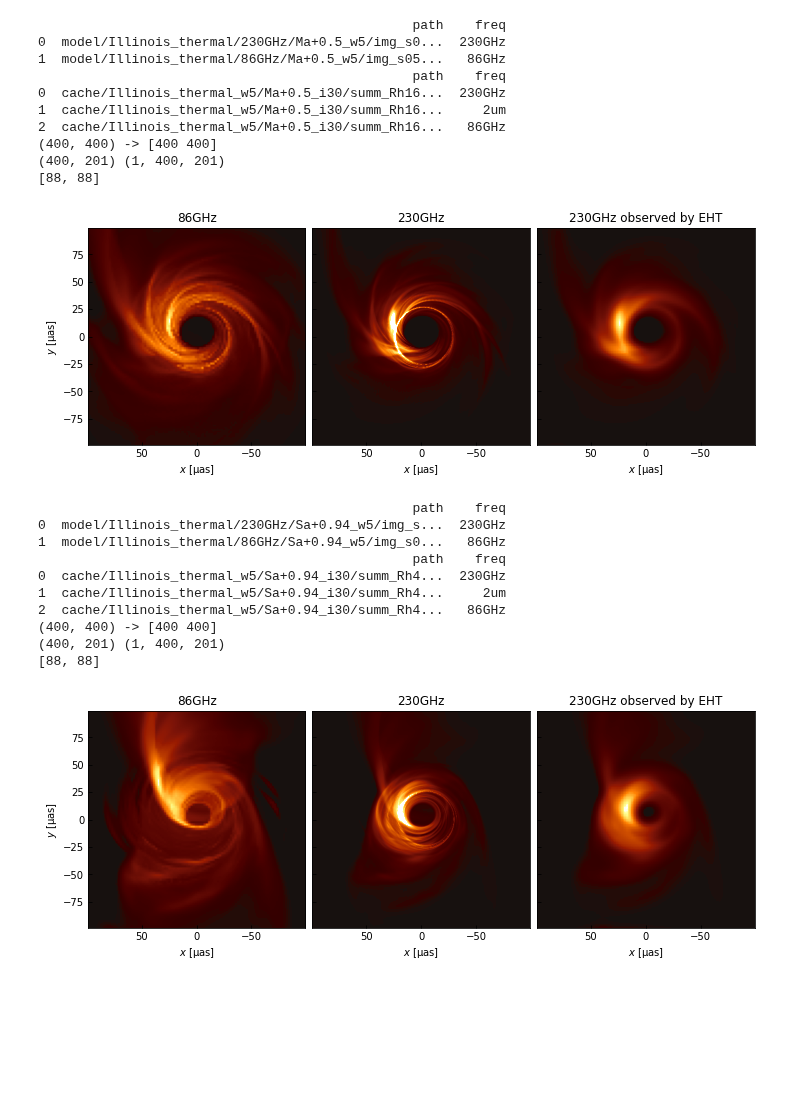
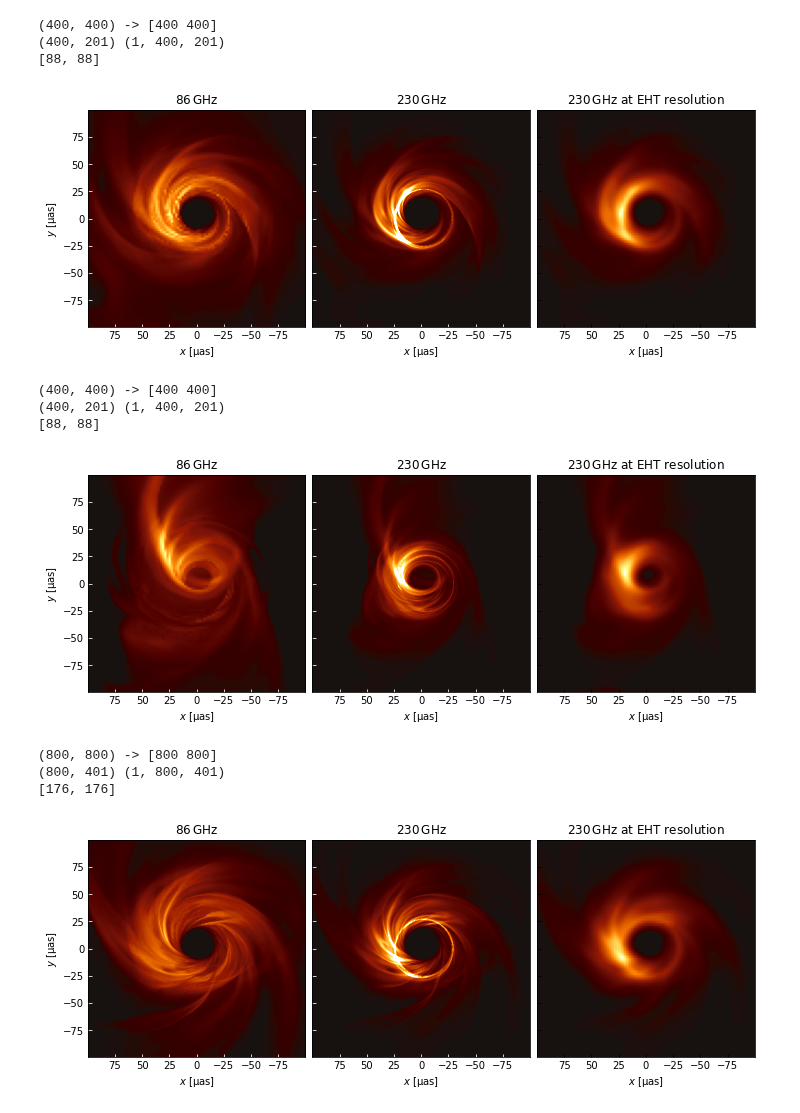
Before and after one commit to eventhorizontelescope/2017_sgra_paper5, a Jupyter notebook: output_bestbet_imgs.ipynb, the cells around one changed output. Cells and saved outputs as stored; diff of their text form; code cells hidden in the pictures; blank space fills up the shorter version.

```diff
--- a/output_bestbet_imgs.ipynb
+++ b/output_bestbet_imgs.ipynb
@@ -72,77 +72,74 @@ def readimg(f):
 
     return dalt.Image(data, meta=meta)
 
-def mkplot(fmt_mov, fmt_summ, out, eht_f=1e10):
+def mkplot(fmt_mov, out, eht_f=1e10):
 
     pf_mov  = hm.ParaFrame(fmt_mov)
-    pf_summ = hm.ParaFrame(fmt_summ)
-    print(pf_mov)
-    print(pf_summ)
+    #pf_summ = hm.ParaFrame(fmt_summ)
+    #print(pf_mov)
+    #print(pf_summ)
 
     mov_86GHz  = io.load_mov(pf_mov(freq='86GHz' ).path)
     mov_230GHz = io.load_mov(pf_mov(freq='230GHz').path)
     mov_230GHz_eht = compress(mov_230GHz, eht_f=9e9)
 
-    df_86GHz   = pd.read_csv(pf_summ(freq='86GHz' ).path.iloc[0], sep='\t')
-    df_230GHz  = pd.read_csv(pf_summ(freq='230GHz').path.iloc[0], sep='\t')
+    #df_86GHz   = pd.read_csv(pf_summ(freq='86GHz' ).path.iloc[0], sep='\t')
+    #df_230GHz  = pd.read_csv(pf_summ(freq='230GHz').path.iloc[0], sep='\t')
 
     fig, axes = plt.subplots(1,3, figsize=(12,4), sharey=True)
     plt.subplots_adjust(wspace=0.02)
 
     viz.show(mov_86GHz,  s=-1, ax=axes[0], cmap=cmap, vmin=0, vmax=np.max(mov_86GHz.value))
-    axes[0].set_xlim( 99,-99)
-    axes[0].set_ylim(-99, 99)
-    axes[0].set_title('86GHz')
-    axes[0].tick_params(direction='in')
+    axes[0].set_xlim( 99.9,-99.9)
+    axes[0].set_ylim(-99.9, 99.9)
+    axes[0].set_title(r'$86\,\mathrm{GHz}$')
+    axes[0].set_xticks(range(75,-99,-25))
+    axes[0].tick_params(direction='in', color='w')
 
     viz.show(mov_230GHz, s=-1, ax=axes[1], cmap=cmap, vmin=0, vmax=np.max(mov_230GHz_eht.value))
-    axes[1].set_xlim( 99,-99)
-    axes[1].set_ylim(-99, 99)
+    axes[1].set_xlim( 99.9,-99.9)
+    axes[1].set_ylim(-99.9, 99.9)
     axes[1].set_ylabel(None)
-    axes[1].set_title('230GHz')
-    axes[1].tick_params(direction='in')
+    axes[1].set_title(r'$230\,\mathrm{GHz}$')
+    axes[1].set_xticks(range(75,-99,-25))
+    axes[1].tick_params(direction='in', color='w')
 
     viz.show(mov_230GHz_eht, s=-1, ax=axes[2], cmap=cmap, vmin=0, vmax=np.max(mov_230GHz_eht.value))
-    axes[2].set_xlim( 99,-99)
-    axes[2].set_ylim(-99, 99)
+    axes[2].set_xlim( 99.9,-99.9)
+    axes[2].set_ylim(-99.9, 99.9)
     axes[2].set_ylabel(None)
-    axes[2].set_title('230GHz observed by EHT')
+    axes[2].set_title(r'$230\,\mathrm{GHz}$ at EHT resolution')
+    axes[2].set_xticks(range(75,-99,-25), color='w')
     axes[2].tick_params(direction='in')
 
     fig.savefig(out, bbox_inches='tight')
 # %%
 mkplot(
-    'model/Illinois_thermal/{freq}/Ma+0.5_w5/img_s05999_Rh160_i30.h5',
-    'cache/Illinois_thermal_w5/Ma+0.5_i30/summ_Rh160_{freq}.tsv',
+    'model/Illinois_thermal/{freq}/Ma+0.5_w5/img_s05990_Rh40_i30.h5',
     'output/bestbet_A.pdf',
 )
 # %% [output]
-                                                path    freq
-0  model/Illinois_thermal/230GHz/Ma+0.5_w5/img_s0...  230GHz
-1  model/Illinois_thermal/86GHz/Ma+0.5_w5/img_s05...   86GHz
-                                                path    freq
-0  cache/Illinois_thermal_w5/Ma+0.5_i30/summ_Rh16...  230GHz
-1  cache/Illinois_thermal_w5/Ma+0.5_i30/summ_Rh16...     2um
-2  cache/Illinois_thermal_w5/Ma+0.5_i30/summ_Rh16...   86GHz
 (400, 400) -> [400 400]
 (400, 201) (1, 400, 201)
 [88, 88]
-[figure, old version]
+[figure, new version]
 # %%
 mkplot(
-    'model/Illinois_thermal/{freq}/Sa+0.94_w5/img_s05999_Rh40_i30.h5',
-    'cache/Illinois_thermal_w5/Sa+0.94_i30/summ_Rh40_{freq}.tsv',
+    'model/Illinois_thermal/{freq}/Sa+0.94_w5/img_s05990_Rh40_i30.h5',
     'output/bestbet_B.pdf',
 )
 # %% [output]
-                                                path    freq
-0  model/Illinois_thermal/230GHz/Sa+0.94_w5/img_s...  230GHz
-1  model/Illinois_thermal/86GHz/Sa+0.94_w5/img_s0...   86GHz
-                                                path    freq
-0  cache/Illinois_thermal_w5/Sa+0.94_i30/summ_Rh4...  230GHz
-1  cache/Illinois_thermal_w5/Sa+0.94_i30/summ_Rh4...     2um
-2  cache/Illinois_thermal_w5/Sa+0.94_i30/summ_Rh4...   86GHz
 (400, 400) -> [400 400]
 (400, 201) (1, 400, 201)
 [88, 88]
-[figure, old version]
+[figure, new version]
+# %%
+mkplot(
+    'model/Hamr_varkappa/{freq}/mad_a+0.5/Rhigh_160_Inclination_30/mad_a+5_3487.h5',
+    'output/bestbet_C.pdf',
+)
+# %% [output]
+(800, 800) -> [800 800]
+(800, 401) (1, 800, 401)
+[176, 176]
+[figure, added]
```
Also changed, not shown: 1 other file.
